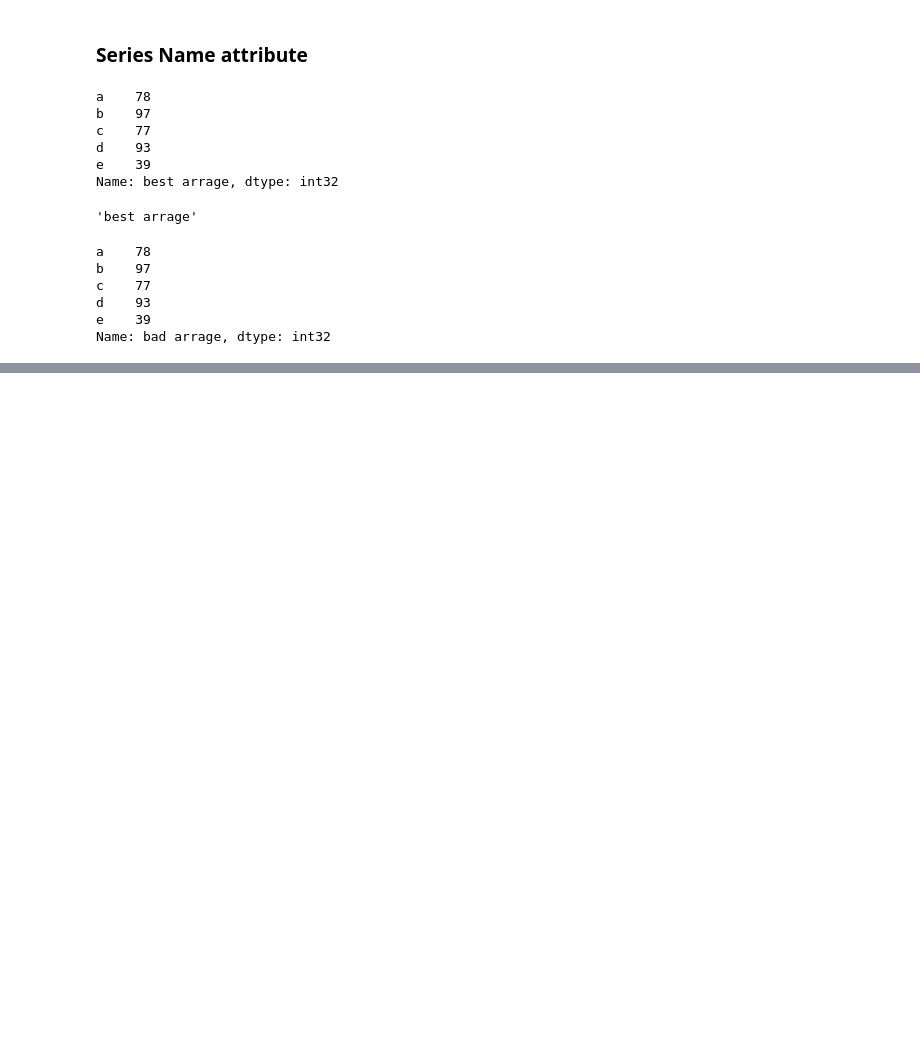
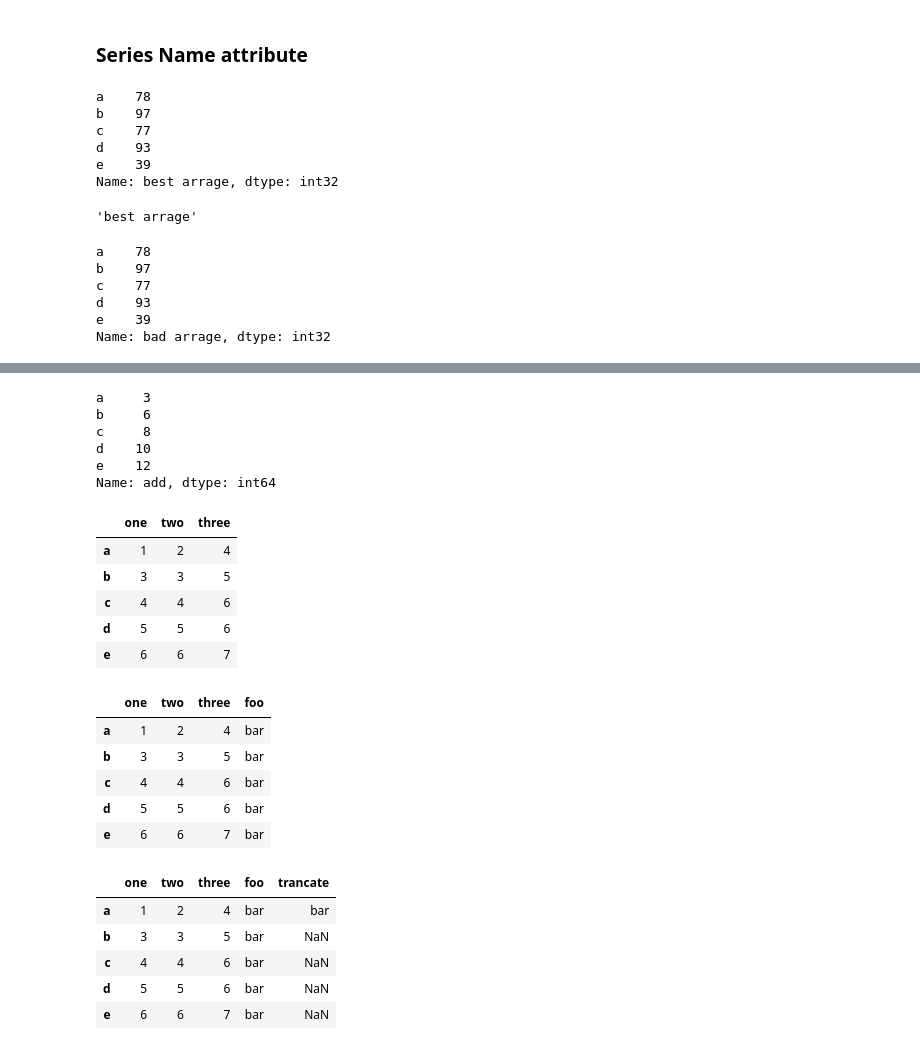
Before and after one commit to hellokuzuki/da-learn, a Jupyter notebook: 02_pandas/1_Intro to data structures.ipynb, the cells around one changed output, grey strips where cells are left out. Drawn from its saved outputs; the diff is of its cells as text; code cells hidden in the pictures; blank space fills up the shorter version.

```diff
--- a/02_pandas/1_Intro to data structures.ipynb
+++ b/02_pandas/1_Intro to data structures.ipynb
@@ -240,0 +429,5 @@ Name: bad arrage, dtype: int32
+# %%
+df = pd.DataFrame({'one': pd.Series([1,3,4,5,6], index=list('abcde')),
+                  'two': pd.Series([2,3,4,5,6], index=list('abcde')),
+                  'three': pd.Series([4,5,6,6,7], index=list('abcde'))})
+df
@@ -240,0 +441,34 @@ Name: bad arrage, dtype: int32
+# %%
+df['add'] = df['one'] + df['two']
+display(df['add'])
+del df['add']
+display(df)
+df['foo'] = 'bar'
+display(df)
+df['trancate'] = df['foo'][:1]
+display(df)
+# %% [output]
+a     3
+b     6
+c     8
+d    10
+e    12
+Name: add, dtype: int64
+|  | one | two | three |
+| a | 1 | 2 | 4 |
+| b | 3 | 3 | 5 |
+| c | 4 | 4 | 6 |
+| d | 5 | 5 | 6 |
+| e | 6 | 6 | 7 |
+|  | one | two | three | foo |
+| a | 1 | 2 | 4 | bar |
+| b | 3 | 3 | 5 | bar |
+| c | 4 | 4 | 6 | bar |
+| d | 5 | 5 | 6 | bar |
+| e | 6 | 6 | 7 | bar |
+|  | one | two | three | foo | trancate |
+| a | 1 | 2 | 4 | bar | bar |
+| b | 3 | 3 | 5 | bar | NaN |
+| c | 4 | 4 | 6 | bar | NaN |
+| d | 5 | 5 | 6 | bar | NaN |
+| e | 6 | 6 | 7 | bar | NaN |
```
Also changed, not shown: parts of 34 cells of this notebook.
